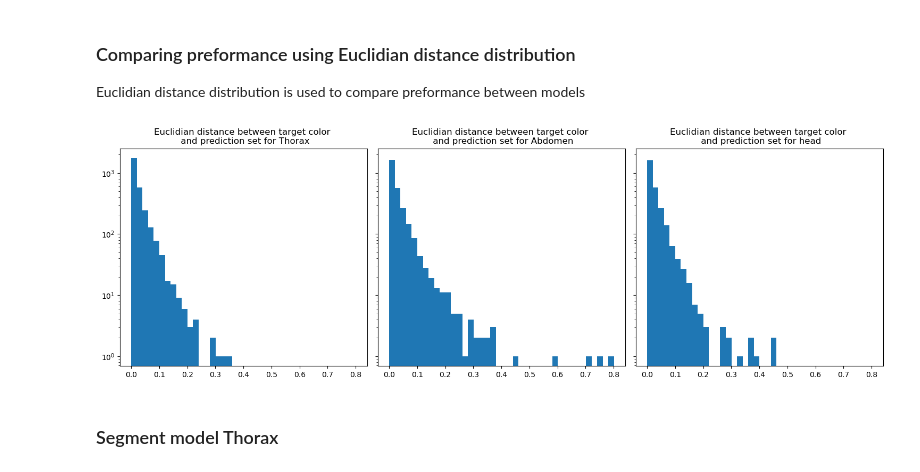
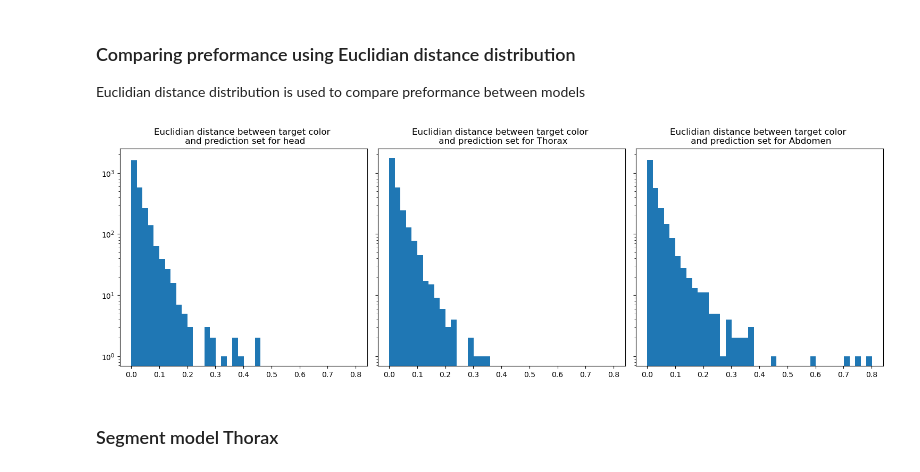
Before and after one commit to CS-433/ml-project-2-kalamariunionen, a Jupyter notebook: analysis.ipynb, the cells around one changed output. Saved outputs shown, nothing was run; the diff lists cells and outputs as text; code cells hidden in the pictures.

```diff
--- a/analysis.ipynb
+++ b/analysis.ipynb
@@ -202,35 +202,35 @@ euclidian_distance_abdomen = np.sum((target_colors_array_abdomen - output_colors
 # %%
 num_bins = 40
 
 # Calculate the bin edges based on the global range of dataset
 min_val = min(np.min(euclidian_distance_thorax), np.min(euclidian_distance_abdomen), np.min(euclidian_distance_head))
 max_val = max(np.max(euclidian_distance_thorax), np.max(euclidian_distance_abdomen), np.max(euclidian_distance_head))
 
 # Create equally spaced bins
 bins = np.linspace(min_val, max_val, num_bins+1)
 
 fig, axs = plt.subplots(1, 3, figsize=(15, 5), sharex=True, sharey=True)
 
-# Plot for Thorax
-axs[0].hist(euclidian_distance_thorax, bins=bins)
-axs[0].set_title('Euclidian distance between target color \n and prediction set for Thorax')
+# Plot for Head
+axs[0].hist(euclidian_distance_head, bins=bins)
+axs[0].set_title('Euclidian distance between target color \n and prediction set for head')
 axs[0].set_yscale('log')
 
-# Plot for Abdomen
-axs[1].hist(euclidian_distance_abdomen, bins=bins)
-axs[1].set_title('Euclidian distance between target color \n and prediction set for Abdomen')
+# Plot for Thorax
+axs[1].hist(euclidian_distance_thorax, bins=bins)
+axs[1].set_title('Euclidian distance between target color \n and prediction set for Thorax')
 axs[1].set_yscale('log')
 
-# Plot for Head
-axs[2].hist(euclidian_distance_head, bins=bins)
-axs[2].set_title('Euclidian distance between target color \n and prediction set for head')
+# Plot for Abdomen
+axs[2].hist(euclidian_distance_abdomen, bins=bins)
+axs[2].set_title('Euclidian distance between target color \n and prediction set for Abdomen')
 axs[2].set_yscale('log')
 
 # Adjust layout
 plt.tight_layout()
 plt.show()
 # %% [output]
-[figure, old version]
+[figure, new version]
 # %% [markdown]
 ### Segment model Thorax
 # %%
```
Also changed, not shown: parts of 14 cells of this notebook.
